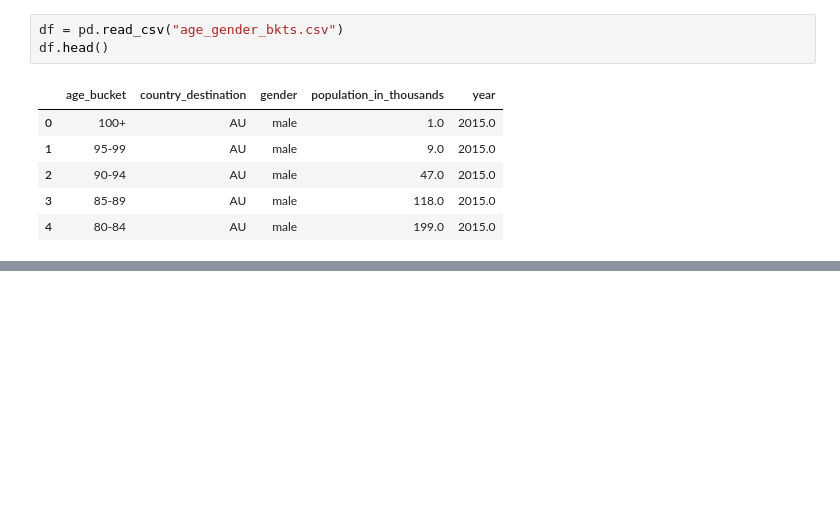
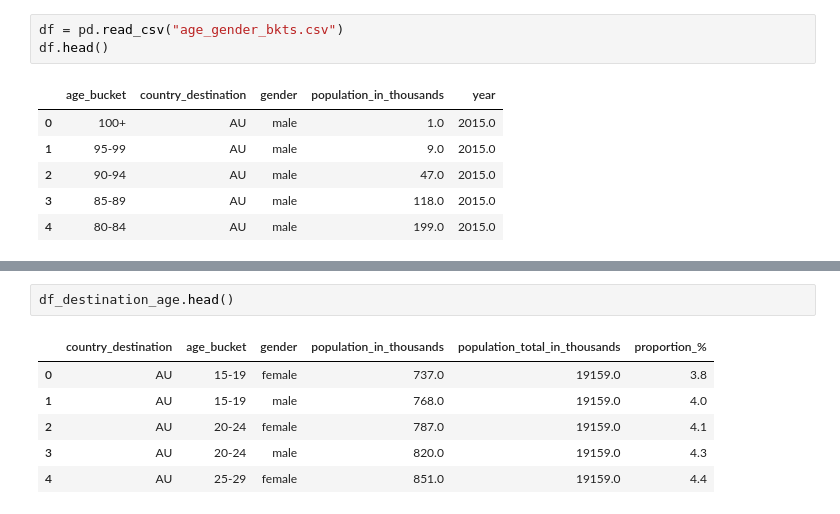
Before and after one commit to mgelsm/Airbnb_predictions, a Jupyter notebook: 1. Preprocessing age_gender_bkts.ipynb, the cells around one changed output, grey strips where cells are left out. Saved outputs shown, nothing was run; the diff lists cells and outputs as text; blank space fills up the shorter version.

```diff
--- a/1. Preprocessing age_gender_bkts.ipynb
+++ b/1. Preprocessing age_gender_bkts.ipynb
@@ -58,0 +108,9 @@ df2.head(50)
+# %%
+df_destination_age.head()
+# %% [output]
+|  | country_destination | age_bucket | gender | population_in_thousands | population_total_in_thousands | proportion_% |
+| 0 | AU | 15-19 | female | 737.0 | 19159.0 | 3.8 |
+| 1 | AU | 15-19 | male | 768.0 | 19159.0 | 4.0 |
+| 2 | AU | 20-24 | female | 787.0 | 19159.0 | 4.1 |
+| 3 | AU | 20-24 | male | 820.0 | 19159.0 | 4.3 |
+| 4 | AU | 25-29 | female | 851.0 | 19159.0 | 4.4 |
```
Also changed, not shown: parts of 14 cells of this notebook.
